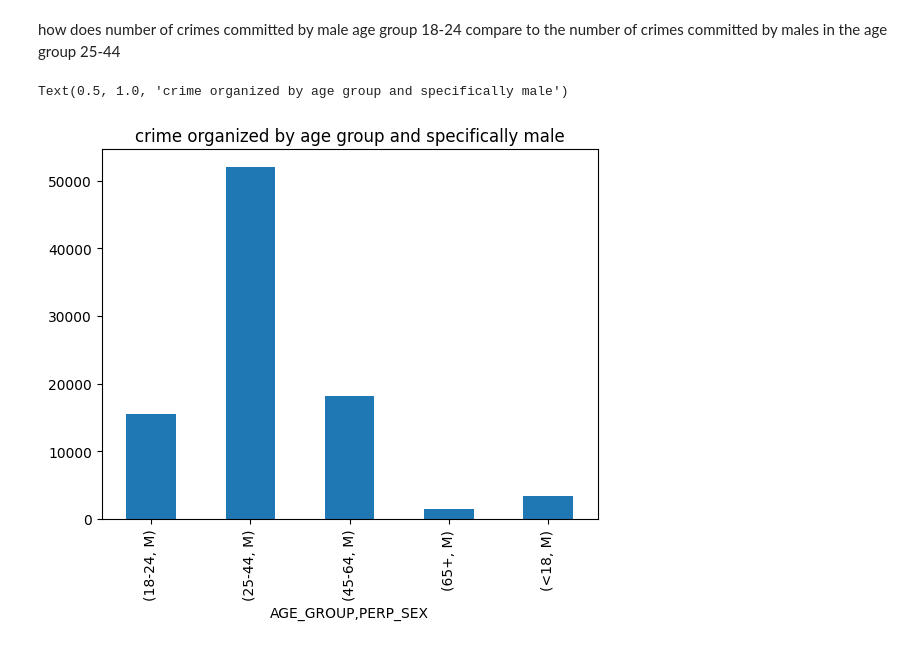
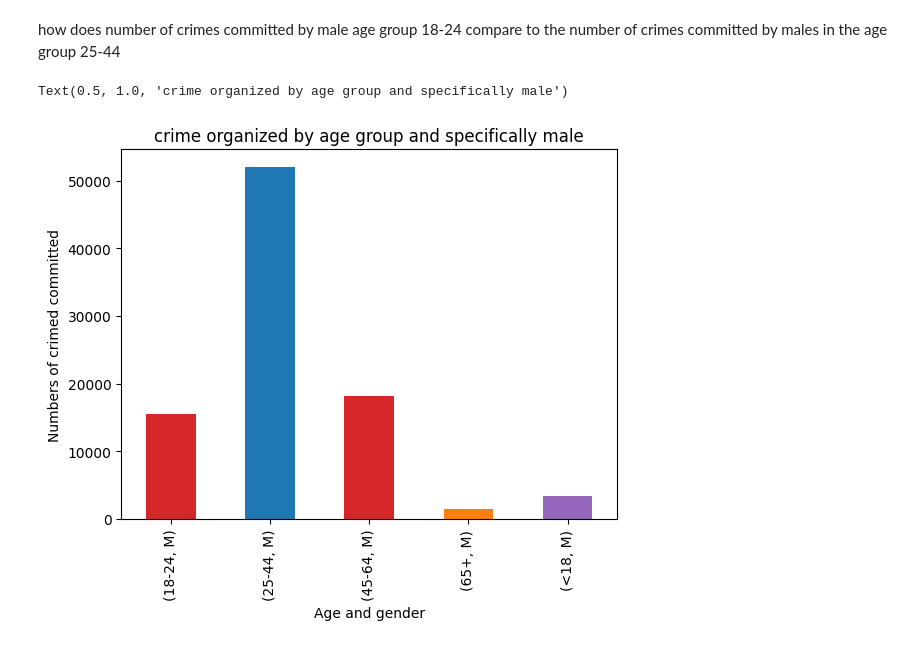
Before and after one commit to AdrianC167/Unit_Two_Data_Science, a Jupyter notebook: project.ipynb, the cells around one changed output. Drawn from its saved outputs; the diff is of its cells as text; code cells hidden in the pictures.

```diff
--- a/project.ipynb
+++ b/project.ipynb
@@ -28,10 +33,16 @@ plt.title("Crimes organized by gender and race")
 how does number of crimes committed by male age group 18-24 compare to the number of crimes committed by males in the age group 25-44
 # %%
 #makes a graph using the groupby function and groups by age group and sex and then counts based on age group.
+#sets male_med to a filtered version including only males
 males_med = data[data['PERP_SEX'] == "M"]
+#sets y to a organized version of males_med and counts
 y = males_med.groupby(['AGE_GROUP','PERP_SEX'])['AGE_GROUP'].count()
-y.plot(kind='bar')
+#sets the bar colors in order
+bar_colors = ['tab:red', 'tab:blue', 'tab:red', 'tab:orange', 'tab:purple']
+#plots the graph using the appropriate labels and colors
+y.plot(kind='bar', ylabel="Numbers of crimed committed",xlabel="Age and gender",color=bar_colors)
+#names the title of the graph
 plt.title("crime organized by age group and specifically male")
 # %% [output]
 Text(0.5, 1.0, 'crime organized by age group and specifically male')
-[figure, old version]
+[figure, new version]
```
Also changed, not shown: parts of 1 cell of this notebook.
